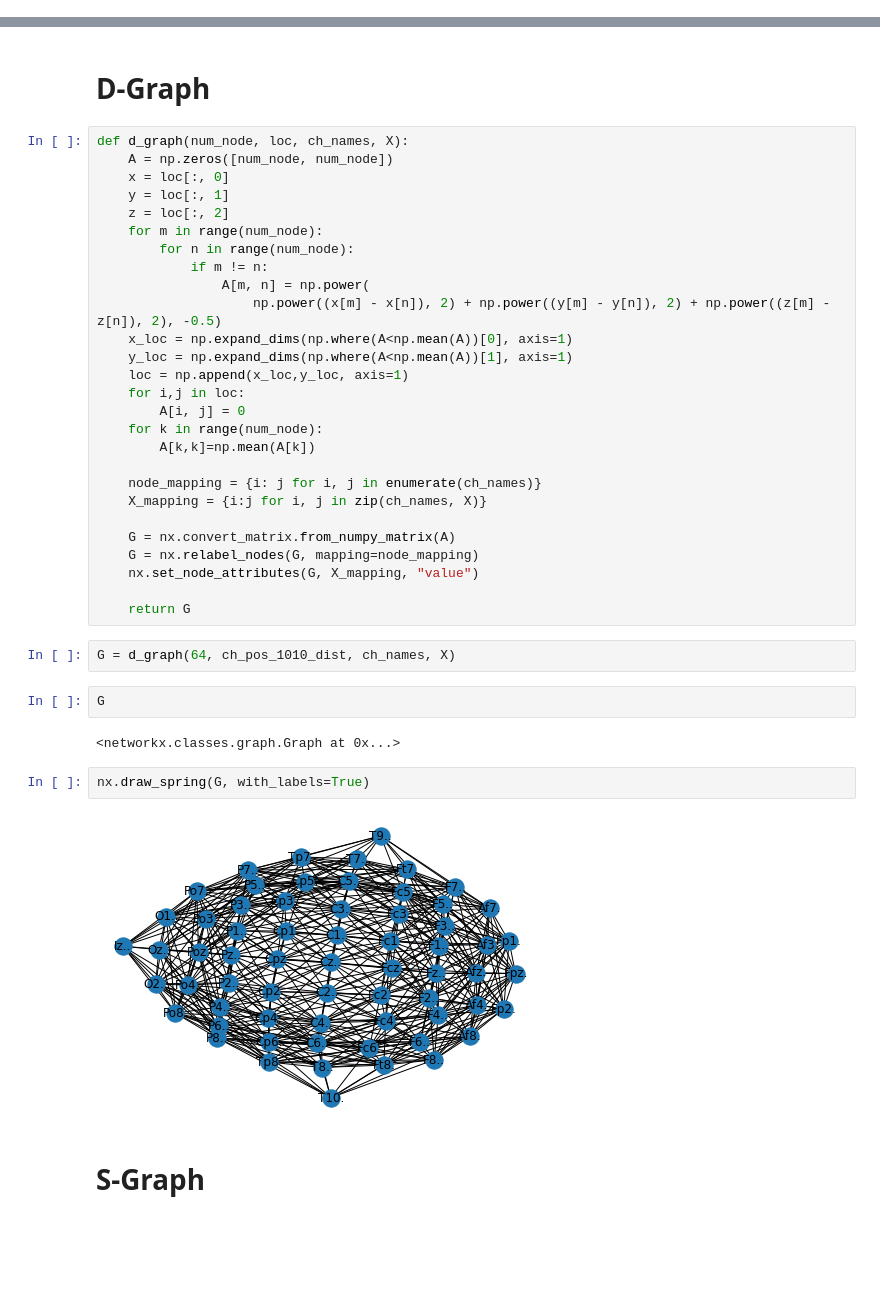
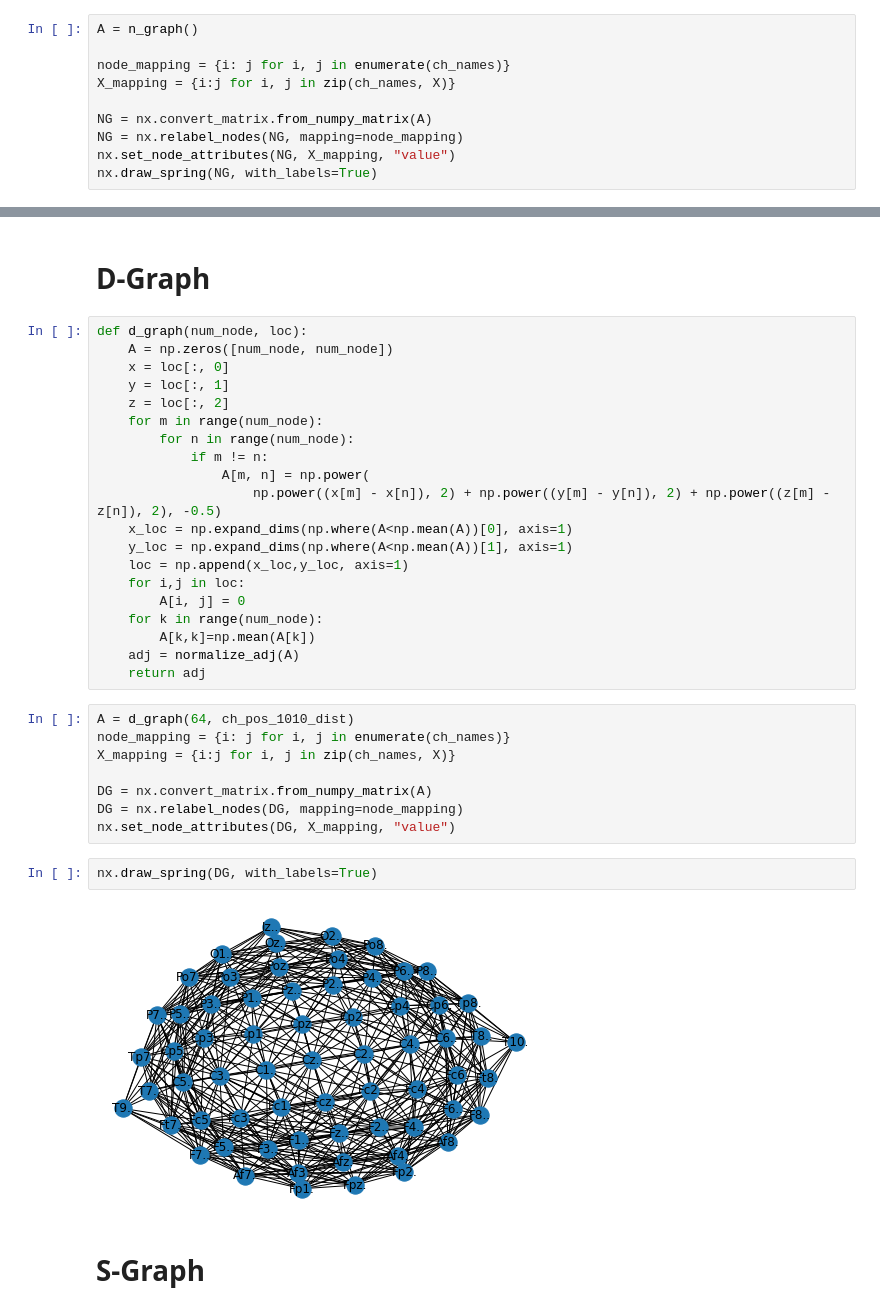
Before and after one commit to amar-enkhbat/thesis-2022, a Jupyter notebook: convert_to_graphs.ipynb, the cells around one changed output, grey strips where cells are left out. Cells and saved outputs as stored; diff of their text form; blank space fills up the shorter version.

Commit message:
added graph conversion, modified train.py

```diff
--- a/convert_to_graphs.ipynb
+++ b/convert_to_graphs.ipynb
@@ -131,0 +121,10 @@ nx.draw_spring(G, with_labels=True)
+# %%
+A = n_graph()
+
+node_mapping = {i: j for i, j in enumerate(ch_names)}
+X_mapping = {i:j for i, j in zip(ch_names, X)}
+
+NG = nx.convert_matrix.from_numpy_matrix(A)
+NG = nx.relabel_nodes(NG, mapping=node_mapping)
+nx.set_node_attributes(NG, X_mapping, "value")
+nx.draw_spring(NG, with_labels=True)
@@ -264,7 +262,7 @@ plt.show()
 # %% [markdown]
 # D-Graph
 # %%
-def d_graph(num_node, loc, ch_names, X):
+def d_graph(num_node, loc):
     A = np.zeros([num_node, num_node])
     x = loc[:, 0]
     y = loc[:, 1]
@@ -281,25 +279,20 @@ def d_graph(num_node, loc, ch_names, X):
         A[i, j] = 0
     for k in range(num_node):
         A[k,k]=np.mean(A[k])
-
-    node_mapping = {i: j for i, j in enumerate(ch_names)}
-    X_mapping = {i:j for i, j in zip(ch_names, X)}
-
-    G = nx.convert_matrix.from_numpy_matrix(A)
-    G = nx.relabel_nodes(G, mapping=node_mapping)
-    nx.set_node_attributes(G, X_mapping, "value")
-
-    return G
+    adj = normalize_adj(A)
+    return adj
-# %%
-G = d_graph(64, ch_pos_1010_dist, ch_names, X)
-# %%
-G
-# %% [output]
-<networkx.classes.graph.Graph at 0x...>
+# %%
+A = d_graph(64, ch_pos_1010_dist)
+node_mapping = {i: j for i, j in enumerate(ch_names)}
+X_mapping = {i:j for i, j in zip(ch_names, X)}
+
+DG = nx.convert_matrix.from_numpy_matrix(A)
+DG = nx.relabel_nodes(DG, mapping=node_mapping)
+nx.set_node_attributes(DG, X_mapping, "value")
 # %%
-nx.draw_spring(G, with_labels=True)
+nx.draw_spring(DG, with_labels=True)
 # %% [output]
-[figure, old version]
+[figure, new version]
 # %% [markdown]
 # S-Graph
 # %%
```
Also changed, not shown: parts of 11 cells of this notebook, 13 other files.
